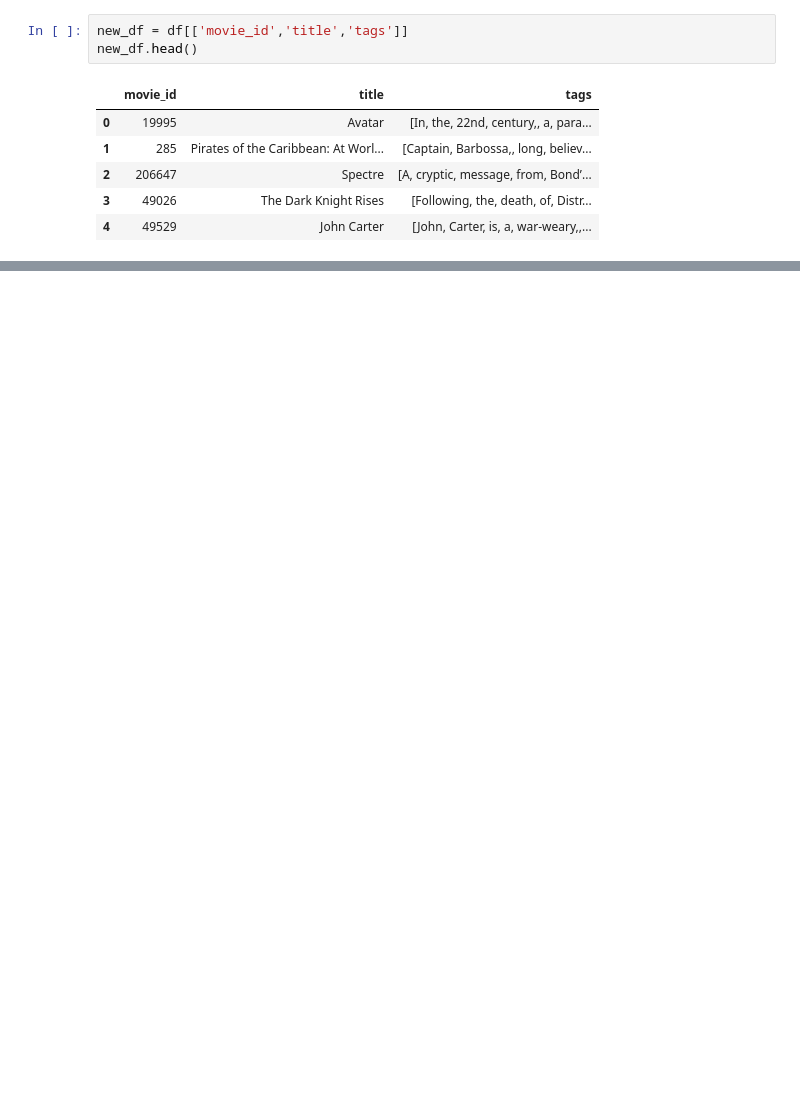
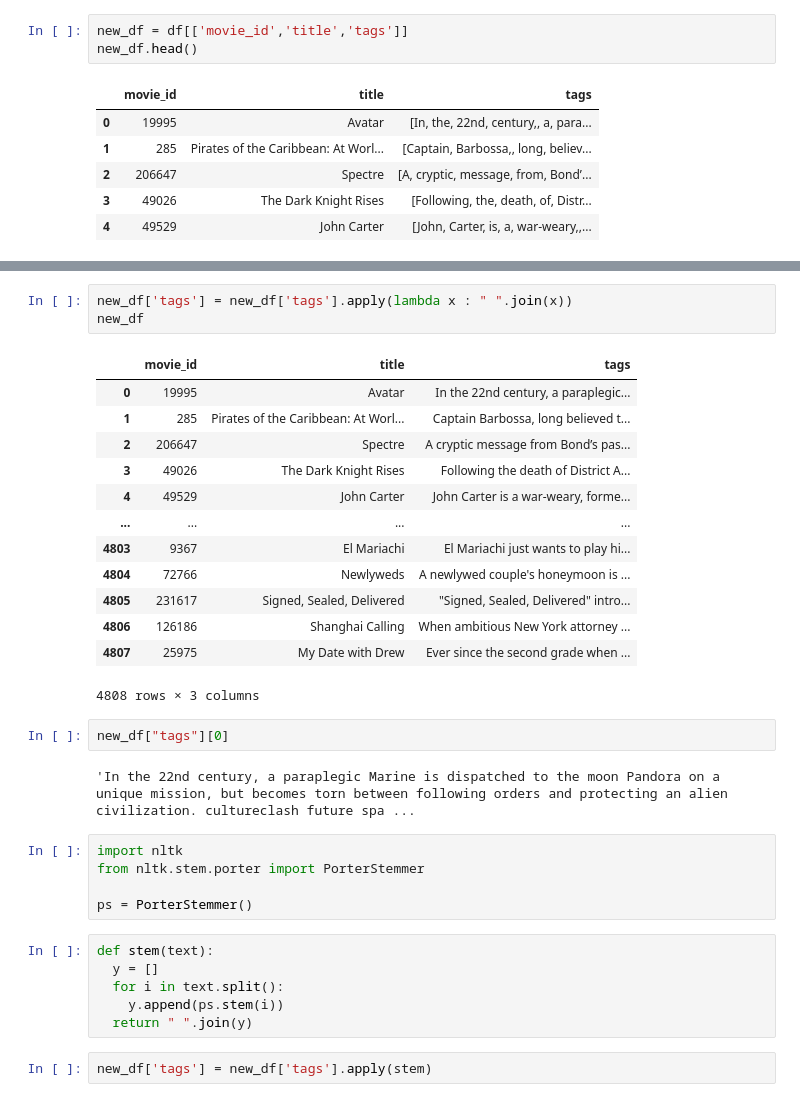
Before and after one commit to SriRamK345/Recommendation_System, a Jupyter notebook: Recommendation_sys.ipynb, the cells around one changed output, grey strips where cells are left out. Drawn from its saved outputs; the diff is of its cells as text; blank space fills up the shorter version.

```diff
--- a/Recommendation_sys.ipynb
+++ b/Recommendation_sys.ipynb
@@ -246,0 +265,34 @@ new_df["tags"][0]
+# %%
+new_df['tags'] = new_df['tags'].apply(lambda x : " ".join(x))
+new_df
+# %% [output]
+|  | movie_id | title | tags |
+| 0 | 19995 | Avatar | In the 22nd century, a paraplegic... |
+| 1 | 285 | Pirates of the Caribbean: At Worl... | Captain Barbossa, long believed t... |
+| 2 | 206647 | Spectre | A cryptic message from Bond’s pas... |
+| 3 | 49026 | The Dark Knight Rises | Following the death of District A... |
+| 4 | 49529 | John Carter | John Carter is a war-weary, forme... |
+| ... | ... | ... | ... |
+| 4803 | 9367 | El Mariachi | El Mariachi just wants to play hi... |
+| 4804 | 72766 | Newlyweds | A newlywed couple's honeymoon is ... |
+| 4805 | 231617 | Signed, Sealed, Delivered | "Signed, Sealed, Delivered" intro... |
+| 4806 | 126186 | Shanghai Calling | When ambitious New York attorney ... |
+| 4807 | 25975 | My Date with Drew | Ever since the second grade when ... |
+4808 rows × 3 columns
+# %%
+new_df["tags"][0]
+# %% [output]
+'In the 22nd century, a paraplegic Marine is dispatched to the moon Pandora on a unique mission, but becomes torn between following orders and protecting an alien civilization. cultureclash future spa ...
+# %%
+import nltk
+from nltk.stem.porter import PorterStemmer
+
+ps = PorterStemmer()
+# %%
+def stem(text):
+  y = []
+  for i in text.split():
+    y.append(ps.stem(i))
+  return " ".join(y)
+# %%
+new_df['tags'] = new_df['tags'].apply(stem)
```
Also changed, not shown: parts of 25 cells of this notebook.
